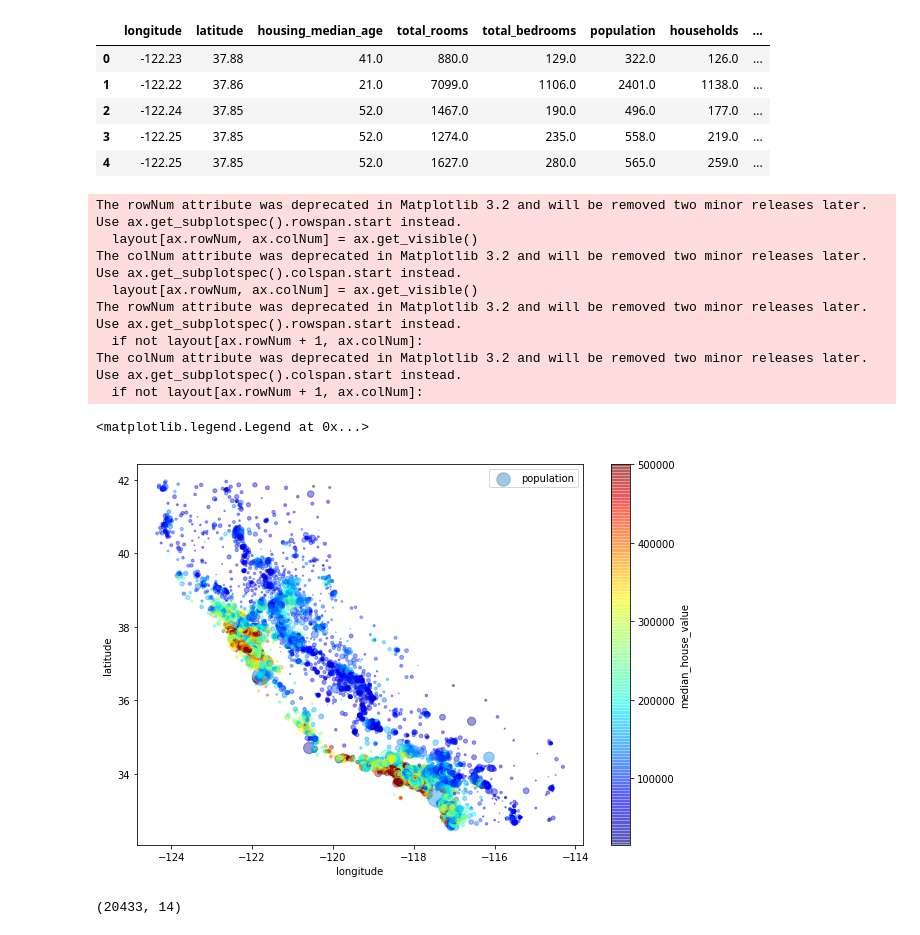
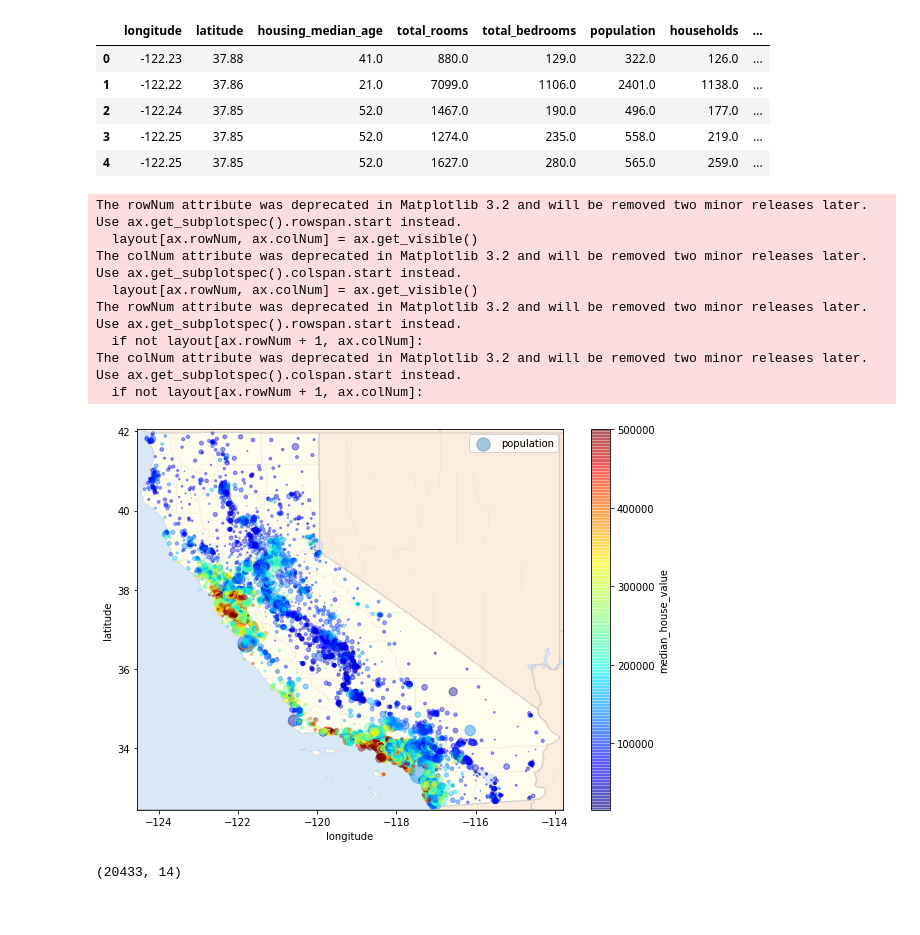
Before and after one commit to vivianchen98/california_housing_kmeans_clustering, a Jupyter notebook: sc9by_assignment_3_kmeans.ipynb, the cells around one changed output. Saved outputs shown, nothing was run; the diff lists cells and outputs as text; code cells hidden in the pictures.

```diff
--- a/sc9by_assignment_3_kmeans.ipynb
+++ b/sc9by_assignment_3_kmeans.ipynb
@@ -54,24 +54,31 @@ housing.head()
 # %%
 # Discover and visualize data
 # Incorporate the population into the circle size
 # Add color (jet map) for the value of the housing
+cali_image_url = 'https://upload.wikimedia.org/wikipedia/commons/1/1b/California_Locator_Map.PNG'
+cali = plt.imread(cali_image_url)
+
 housing.plot(kind="scatter", x="longitude", y="latitude", alpha=0.4,
     s=housing["population"]/100, label="population", figsize=(10,7),
     c="median_house_value", cmap=plt.get_cmap("jet"), colorbar=True,
     sharex=False)
+
+plt.imshow(cali, extent=[-124.55, -113.80, 32.45, 42.05], alpha = 0.4)
 plt.legend()
+
+plt.show()
+
 # save_fig("housing_prices_scatterplot")
 # %% [output]
 The rowNum attribute was deprecated in Matplotlib 3.2 and will be removed two minor releases later. Use ax.get_subplotspec().rowspan.start instead.
   layout[ax.rowNum, ax.colNum] = ax.get_visible()
 The colNum attribute was deprecated in Matplotlib 3.2 and will be removed two minor releases later. Use ax.get_subplotspec().colspan.start instead.
   layout[ax.rowNum, ax.colNum] = ax.get_visible()
 The rowNum attribute was deprecated in Matplotlib 3.2 and will be removed two minor releases later. Use ax.get_subplotspec().rowspan.start instead.
   if not layout[ax.rowNum + 1, ax.colNum]:
 The colNum attribute was deprecated in Matplotlib 3.2 and will be removed two minor releases later. Use ax.get_subplotspec().colspan.start instead.
   if not layout[ax.rowNum + 1, ax.colNum]:
-<matplotlib.legend.Legend at 0x...>
-[figure, old version]
+[figure, new version]
 # %%
 # Data cleaning
 
```
Also changed, not shown: parts of 47 cells of this notebook.
